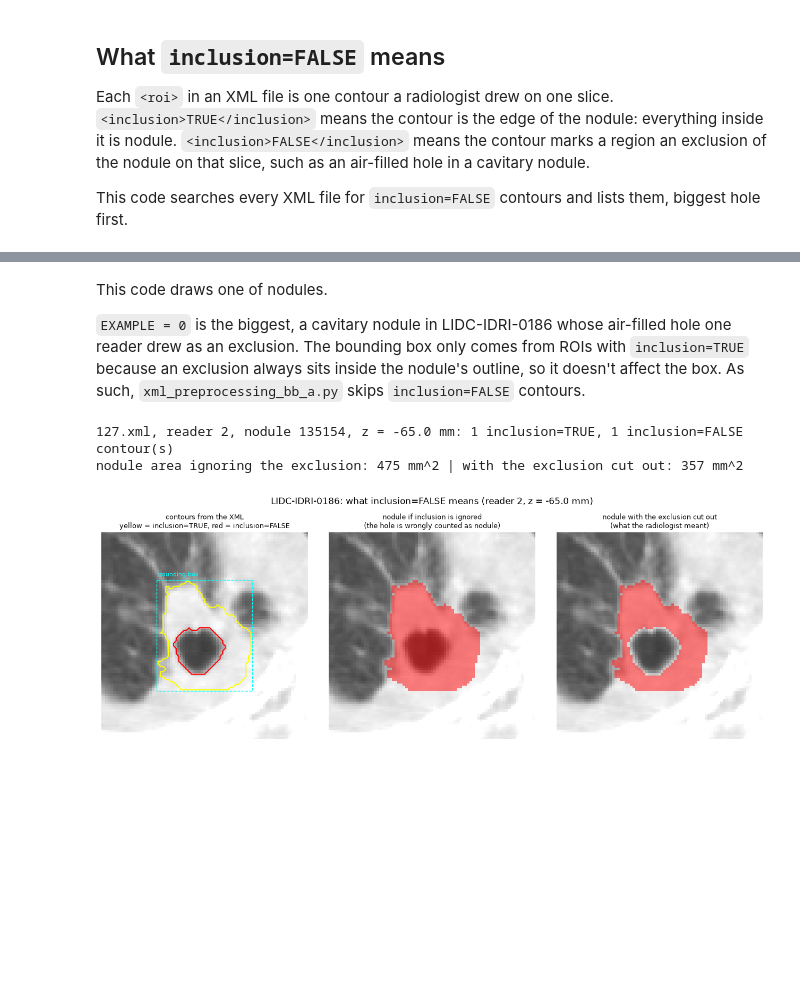
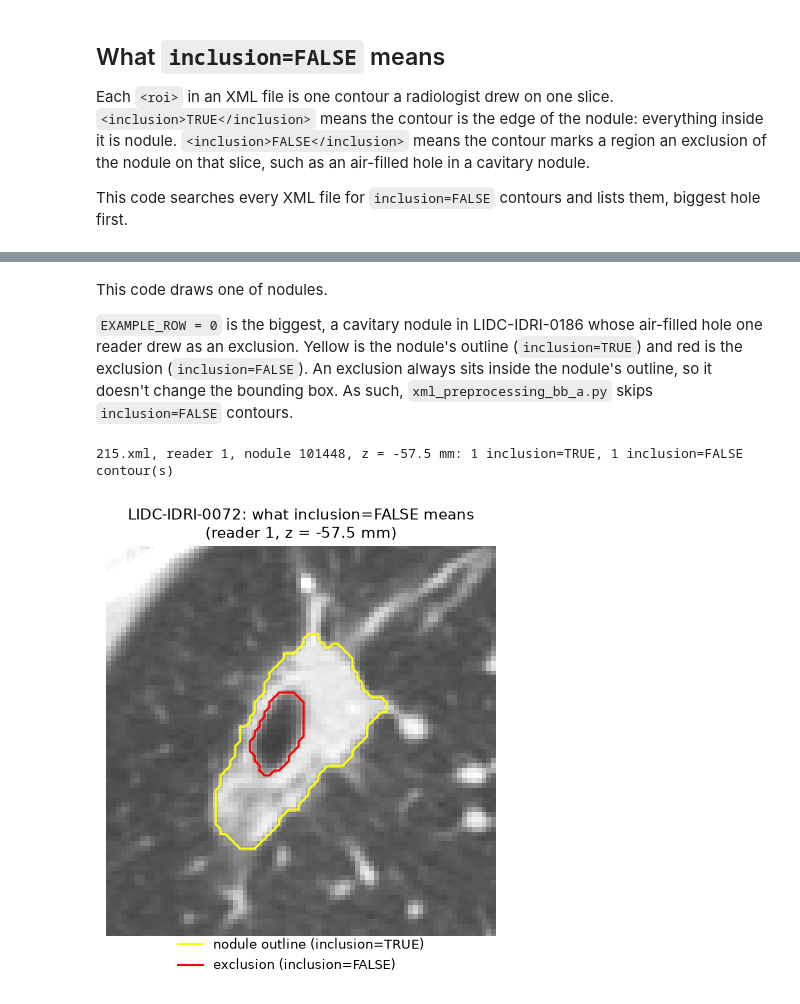
Before and after one commit to CaNtHinkOfaUser/Classifying-malignancy-in-lung-nodules-using-deep-learning-models, a Jupyter notebook: xml_preprocessing/exclusion_checking.ipynb, the cells around one changed output, grey strips where cells are left out. Cells and saved outputs as stored; diff of their text form; code cells hidden in the pictures; blank space fills up the shorter version.

Commit message:
Exclusion checking diagram update

```diff
--- a/xml_preprocessing/exclusion_checking.ipynb
+++ b/xml_preprocessing/exclusion_checking.ipynb
@@ -95,98 +94,66 @@ inclusion=FALSE contours inside a TRUE contour on the same slice: 971 of 1013
 # %% [markdown]
 This code draws one of nodules.
 
-`EXAMPLE = 0` is the biggest, a cavitary nodule in LIDC-IDRI-0186 whose air-filled hole one reader drew as an exclusion. The bounding box only comes from ROIs with `inclusion=TRUE` because an exclusion always sits inside the nodule's outline, so it doesn't affect the box. As such, `xml_preprocessing_bb_a.py` skips `inclusion=FALSE` contours.
+`EXAMPLE_ROW = 0` is the biggest, a cavitary nodule in LIDC-IDRI-0186 whose air-filled hole one reader drew as an exclusion. Yellow is the nodule's outline (`inclusion=TRUE`) and red is the exclusion (`inclusion=FALSE`). An exclusion always sits inside the nodule's outline, so it doesn't change the bounding box. As such, `xml_preprocessing_bb_a.py` skips `inclusion=FALSE` contours.
 # %%
-import numpy as np
-from matplotlib.colors import ListedColormap
-from skimage.draw import polygon2mask
+from matplotlib.lines import Line2D
 
-from ct import load_series_index
-
-EXAMPLE_ROW = 0 # which row of `candidates` (from the cell above) to show; 0 = the biggest hole
+EXAMPLE_ROW = 9 # which row of `candidates` (from the cell above) to show; 0 = the biggest hole
 example = candidates.iloc[EXAMPLE_ROW]
 XML_PATH = Path(example["xml_file"])
 READER = example["reader"] # which <readingSession> in the file, starts from 0
 NODULE_ID = example["nodule_id"]
 Z_SLICE = example["z_slice"]
 ZOOM_WIDTH_PX = 80 # None means whole 512x512 px slice
+NODULE_COLOUR, EXCLUSION_COLOUR = "yellow", "red"
 
 # Read reader's contours for this slice directly from the XML
 root = ET.parse(XML_PATH).getroot()
 ns = {"lidc": root.tag.split("}")[0].strip("{")}
 uid = root.find(".//lidc:SeriesInstanceUid", ns).text.strip()
 session = root.findall(".//lidc:readingSession", ns)[READER]
 nodule = next(n for n in session.findall("lidc:unblindedReadNodule", ns)
               if n.find("lidc:noduleID", ns).text.strip() == NODULE_ID)
 
 contours = [] # (inclusion, xs, ys) for every roi on Z_SLICE
 for roi in nodule.findall("lidc:roi", ns):
     if abs(float(roi.find("lidc:imageZposition", ns).text) - Z_SLICE) > Z_MATCH_MM:
         continue
     inclusion = roi.find("lidc:inclusion", ns).text.strip().upper() == "TRUE"
     xs = [int(p.find("lidc:xCoord", ns).text) for p in roi.findall("lidc:edgeMap", ns)]
     ys = [int(p.find("lidc:yCoord", ns).text) for p in roi.findall("lidc:edgeMap", ns)]
     contours.append((inclusion, xs, ys))
 print(f"{XML_PATH.name}, reader {READER}, nodule {NODULE_ID}, z = {Z_SLICE} mm: "
       f"{sum(c[0] for c in contours)} inclusion=TRUE, {sum(not c[0] for c in contours)} inclusion=FALSE contour(s)")
 
 # Get the ct slice
 series_slices = slices[slices["series_instance_uid"] == uid] # slices is from load_slice_index()
 nearest = series_slices.iloc[(series_slices["z"] - Z_SLICE).abs().argmin()]
 patient_id = nearest["patient_id"]
-hu = read_hu(slice_path(patient_id, uid, int(nearest["idx"])))
-image = to_uint8_window(hu)
+image = to_uint8_window(read_hu(slice_path(patient_id, uid, int(nearest["idx"]))))
 
-# True adds to the mask, false cuts a hole out of the mask
-def contour_to_mask(xs, ys):
-    return polygon2mask(hu.shape, np.column_stack([ys, xs])) # wants (row, col) points
-
-inclusion_mask = np.zeros(hu.shape, dtype=bool)
-exclusion_mask = np.zeros(hu.shape, dtype=bool)
-for inclusion, xs, ys in contours:
-    if inclusion:
-        inclusion_mask |= contour_to_mask(xs, ys) # |= is or but it's an operator
-    else:
-        exclusion_mask |= contour_to_mask(xs, ys)
-nodule_ignoring_false = inclusion_mask # what you'd get if you ignored <inclusion>
-nodule_correct = inclusion_mask & ~exclusion_mask # what the radiologist meant
-
-pixel_area_mm2 = load_series_index().loc[uid, "row_spacing"] * load_series_index().loc[uid, "col_spacing"]
-print(f"nodule area ignoring the exclusion: {nodule_ignoring_false.sum() * pixel_area_mm2:.0f} mm^2 | "
-      f"with the exclusion cut out: {nodule_correct.sum() * pixel_area_mm2:.0f} mm^2")
-
-# Show a bounding box to show that it is safe to skip inclusion=FALSE ROIs
+# Zoom in on the centre of the nodule's outline
 inclusion_xs = [x for is_inclusion, xs, _ in contours if is_inclusion for x in xs]
 inclusion_ys = [y for is_inclusion, _, ys in contours if is_inclusion for y in ys]
-x_min, x_max, y_min, y_max = min(inclusion_xs), max(inclusion_xs), min(inclusion_ys), max(inclusion_ys)
-cx, cy = (x_min + x_max) / 2, (y_min + y_max) / 2
+cx, cy = (min(inclusion_xs) + max(inclusion_xs)) / 2, (min(inclusion_ys) + max(inclusion_ys)) / 2
 
-fig, axes = plt.subplots(1, 3, figsize=(13, 4.8))
-titles = ["contours from the XML\nyellow = inclusion=TRUE, red = inclusion=FALSE",
-          "nodule if inclusion is ignored\n(the hole is wrongly counted as nodule)",
-          "nodule with the exclusion cut out\n(what the radiologist meant)"]
-for ax, title in zip(axes, titles):
-    ax.imshow(image, cmap="gray", vmin=0, vmax=255)
-    ax.set_title(title, fontsize=9)
-    if ZOOM_WIDTH_PX is not None:
-        half = ZOOM_WIDTH_PX / 2
-        ax.set_xlim(cx - half, cx + half)
-        ax.set_ylim(cy + half, cy - half) # bigger row number first: image rows count downwards
-    ax.axis("off")
+fig, ax = plt.subplots(figsize=(5, 5))
+ax.imshow(image, cmap="gray", vmin=0, vmax=255)
+if ZOOM_WIDTH_PX is not None:
+    half = ZOOM_WIDTH_PX / 2
+    ax.set_xlim(cx - half, cx + half)
+    ax.set_ylim(cy + half, cy - half) # bigger row number first: image rows count downwards
+ax.axis("off")
 
 for inclusion, xs, ys in contours: # Close each outline by returning to its first point
-    axes[0].plot(xs + xs[:1], ys + ys[:1], color="yellow" if inclusion else "red", linewidth=1.5)
-axes[0].add_patch(Rectangle((x_min - 0.5, y_min - 0.5), x_max - x_min + 1, y_max - y_min + 1,
-                            edgecolor="cyan", facecolor="none", linewidth=1, linestyle="--"))
-axes[0].text(x_min, y_min - 2, "bounding box", color="cyan", fontsize=8)
+    ax.plot(xs + xs[:1], ys + ys[:1], color=NODULE_COLOUR if inclusion else EXCLUSION_COLOUR, linewidth=1.5)
 
-for ax, mask in ((axes[1], nodule_ignoring_false), (axes[2], nodule_correct)):
-    ax.imshow(np.ma.masked_where(~mask, mask), cmap=ListedColormap(["red"]), alpha=0.5)   # red = counted as nodule
-
-fig.suptitle(f"{patient_id}: what inclusion=FALSE means (reader {READER}, z = {Z_SLICE} mm)", fontsize=12)
-plt.tight_layout(rect=(0, 0, 1, 0.94))
+ax.legend(handles=[Line2D([], [], color=NODULE_COLOUR, linewidth=1.5, label="nodule outline (inclusion=TRUE)"),
+                   Line2D([], [], color=EXCLUSION_COLOUR, linewidth=1.5, label="exclusion (inclusion=FALSE)")],
+          loc="lower center", bbox_to_anchor=(0.5, -0.12), ncol=1, frameon=False, fontsize=9)
+ax.set_title(f"{patient_id}: what inclusion=FALSE means\n(reader {READER}, z = {Z_SLICE} mm)", fontsize=11)
+plt.tight_layout()
 plt.show()
 # %% [output]
-127.xml, reader 2, nodule 135154, z = -65.0 mm: 1 inclusion=TRUE, 1 inclusion=FALSE contour(s)
-nodule area ignoring the exclusion: 475 mm^2 | with the exclusion cut out: 357 mm^2
+215.xml, reader 1, nodule 101448, z = -57.5 mm: 1 inclusion=TRUE, 1 inclusion=FALSE contour(s)
-[figure, old version]
+[figure, new version]
```
Also changed, not shown: parts of 1 cell of this notebook.
